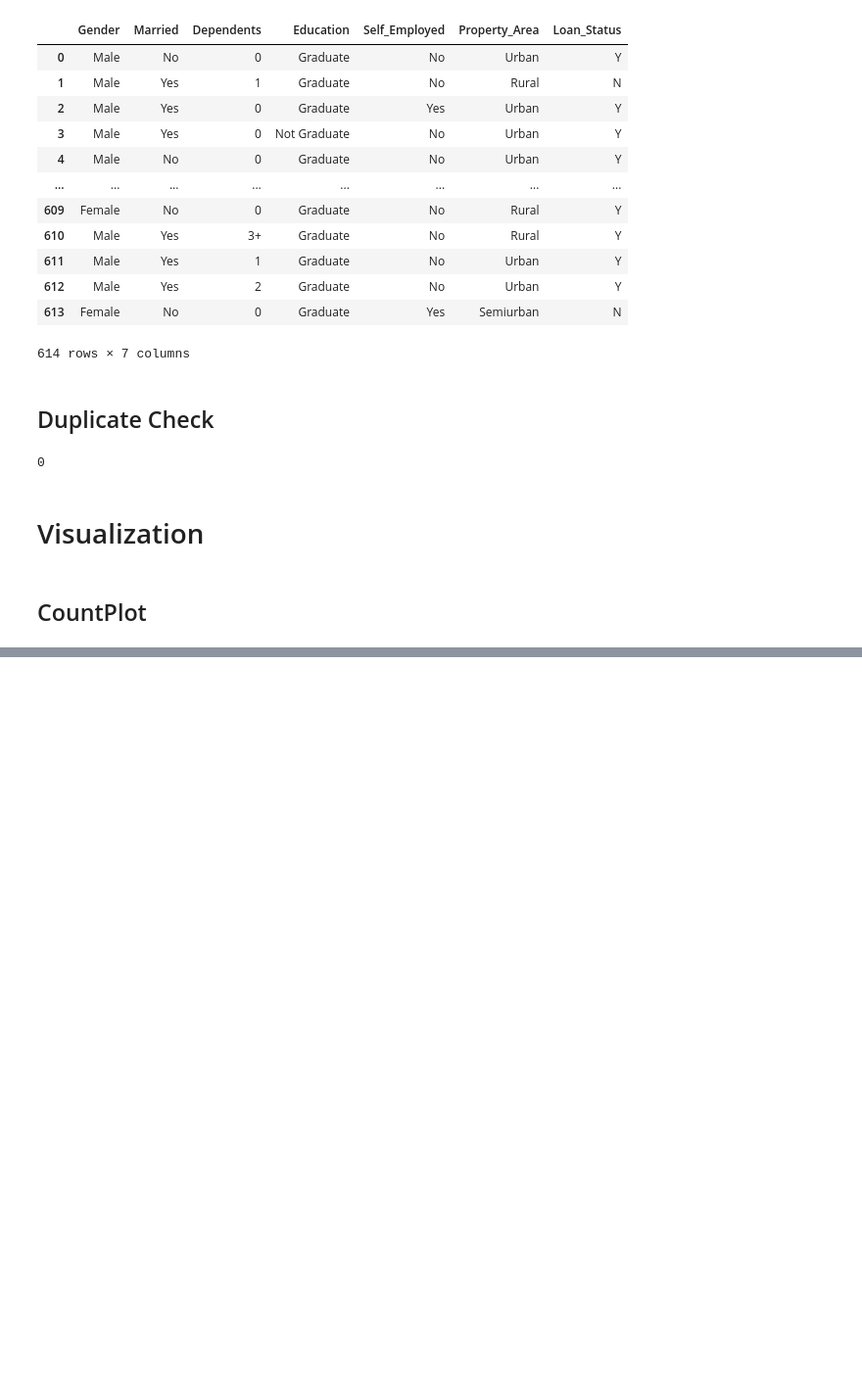
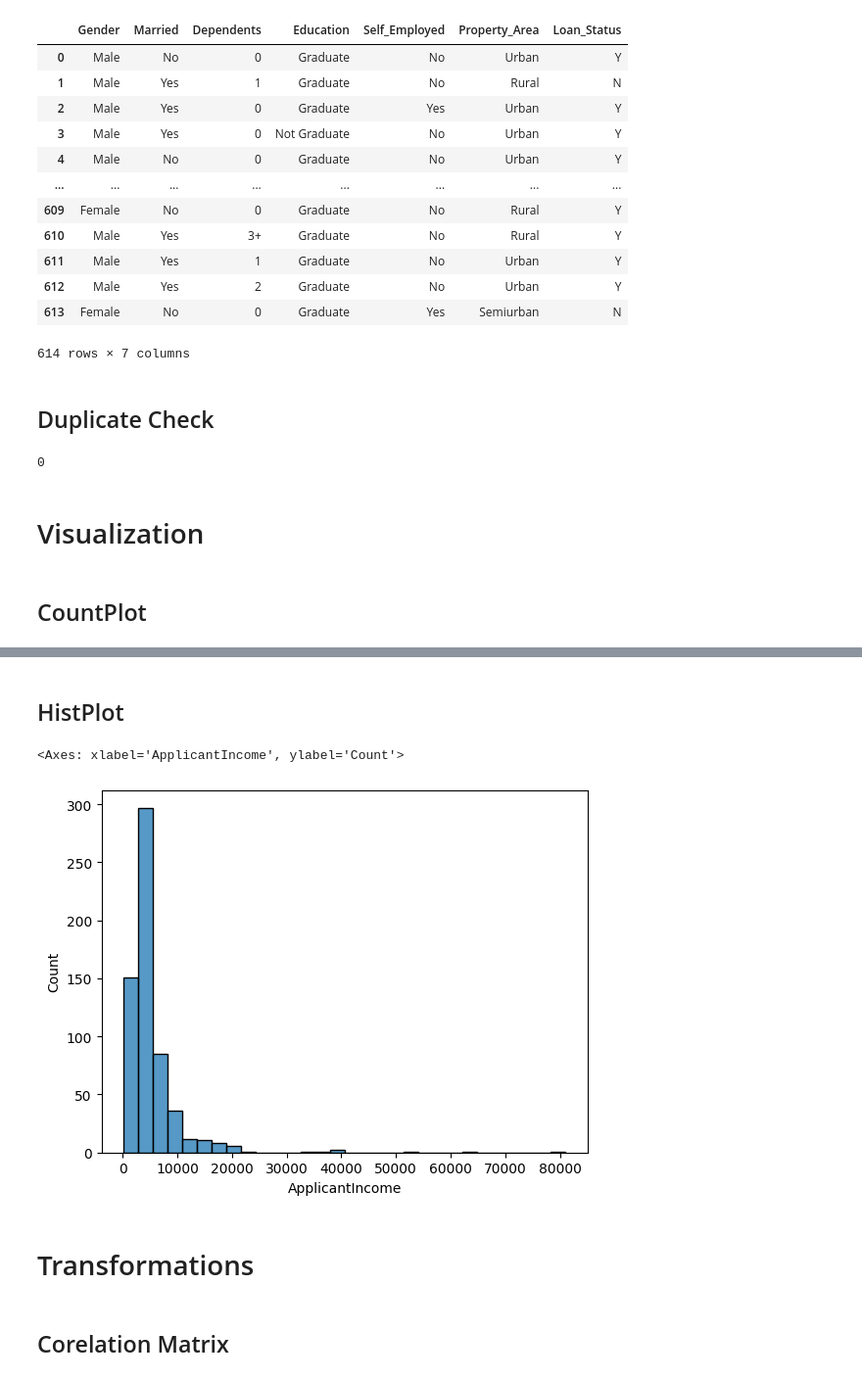
Before and after one commit to sairam751/ML_LoanPrediction, a Jupyter notebook: notebook/EDA Loan Prediction.ipynb, the cells around one changed output, grey strips where cells are left out. Shown at 98% size. Saved outputs shown, nothing was run; the diff lists cells and outputs as text; code cells hidden in the pictures; blank space fills up the shorter version.

```diff
--- a/notebook/EDA Loan Prediction.ipynb
+++ b/notebook/EDA Loan Prediction.ipynb
@@ -266,0 +302,7 @@ numeric_features.
+# %% [markdown]
+## HistPlot
+# %%
+sns.histplot(df ,x= "ApplicantIncome",bins=30)
+# %% [output]
+<Axes: xlabel='ApplicantIncome', ylabel='Count'>
+[figure, added]
@@ -266,0 +311,2 @@ numeric_features.
+# %% [markdown]
+# Transformations
@@ -266,0 +323,2 @@ numeric_features.
+# %% [markdown]
+## Corelation Matrix
```
Also changed, not shown: parts of 19 cells of this notebook.
